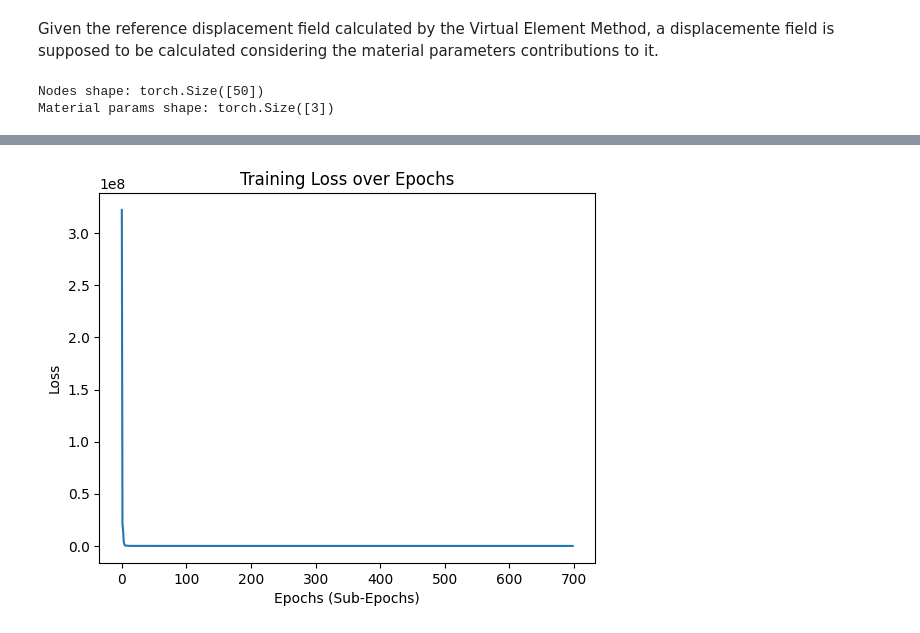
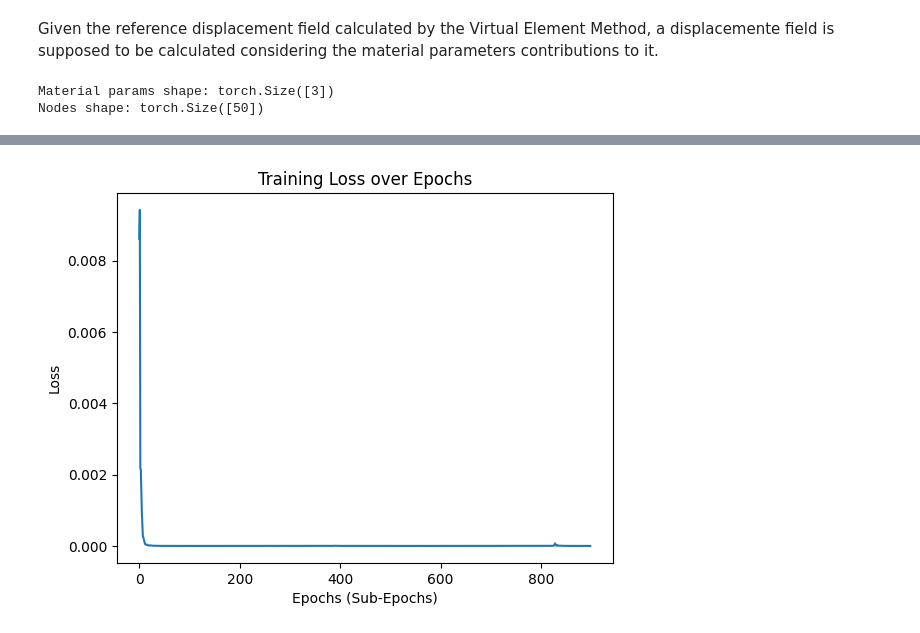
Before and after one commit to pauloakira/ai-pinn, a Jupyter notebook: neural_vem.ipynb, the cells around one changed output, grey strips where cells are left out. Cells and saved outputs as stored; diff of their text form; code cells hidden in the pictures.

```diff
--- a/neural_vem.ipynb
+++ b/neural_vem.ipynb
@@ -420,10 +421,10 @@ num_elements_per_edge = 8
 # geometry data
 L = 2.0
 I = 36e-4
-A = 0.12
+A = 10
 
 # material data
-E = 20e6
+E = 270e8
 
 # Generate the geometry
 nodes, elements, supp = generate_geometry(num_elements_per_edge, L)
@@ -555,23 +580,27 @@ def train(epochs, nodes, K, f, E, A, I, verbose=True, use_residual=False):
 # %% [markdown]
 Given the reference displacement field calculated by the Virtual Element Method, a displacemente field is supposed to be calculated considering the material parameters contributions to it.
 # %%
-def train_material(epochs, nodes, K, f, E, A, I, verbose=True, network_type='material'):
+def train_material(epochs, nodes, K, f, E, A, I, verbose=True, noramlize_inputs=False, network_type='material'):
     ndof = 3 * len(nodes)
     input_dim = 2*len(nodes) + 3
 
     input_dim_nodes = 2*len(nodes)
     input_dim_materials = 3
 
-    nodes = nodes.flatten()
-    nodes = torch.tensor(nodes, dtype=torch.float32, requires_grad=True)
-    print(f"Nodes shape: {nodes.shape}")
-
     # Original material parameters
     material_params_1 = torch.tensor([E, A, I], dtype=torch.float32)
     print(f"Material params shape: {material_params_1.shape}")
 
     # Perturbed material parameters (slightly changed)
-    material_params_2 = torch.tensor([E *2, A * 2.2, I * 0.35], dtype=torch.float32)
+    material_params_2 = torch.tensor([E *1e3, A * 3, I * 1.01], dtype=torch.float32)
+
+    if noramlize_inputs:
+        nodes, material_params_1 = normalize_inputs(nodes, material_params_1)
+        _, material_params_2 = normalize_inputs(nodes, material_params_2)
+
+    nodes = nodes.flatten()
+    nodes = torch.tensor(nodes, dtype=torch.float32, requires_grad=True)
+    print(f"Nodes shape: {nodes.shape}")
 
     input_vector = torch.cat([nodes, material_params_1])
 
@@ -585,8 +614,8 @@ def train_material(epochs, nodes, K, f, E, A, I, verbose=True, network_type='mat
         concatanate=True
         model = ResidualBeamApproximator(input_dim, layers, ndof)
     if network_type == 'material':
-        nodes_layers = [128, 256, 512, 512]  # Layers for nodes sub-network
-        material_layers = [128, 128, 256, 256, 512, 512, 512, 1024, 1024, 1024, 1024, 1024, 1024] # Layers for materials sub-network
+        nodes_layers = [128, 256, 512, 512, 512, 512]  # Layers for nodes sub-network
+        material_layers = [128, 128, 256, 256, 512, 512, 512, 1024, 1024, 1024, 1024, 1024, 1024, 1024, 1024, 1024, 1024] # Layers for materials sub-network
         final_layers = [1024, 1024, 1024, 1024]  # Layers for final combination network
         # Concatanete the nodes and materials
         concatanate = False
@@ -658,8 +687,18 @@ def train_material(epochs, nodes, K, f, E, A, I, verbose=True, network_type='mat
 
     return input_vector, model, total_loss_values, loss_values, material_loss_values, sobolev_loss_values, alpha_values_values
 # %%
-input_vector, model, total_loss_values, loss_values, material_loss_values, sobolev_loss_values, alpha_values_values = train_material(epochs=700, nodes=nodes, K=K, f=f, E=E, A=A, I=I, network_type='material')
+input_vector, model, total_loss_values, loss_values, material_loss_values, sobolev_loss_values, alpha_values_values = train_material(
+    epochs=900,
+    nodes=nodes,
+    K=K,
+    f=f,
+    E=E,
+    A=A,
+    I=I,
+    verbose=True,
+    noramlize_inputs=True,
+    network_type='material')
 # input_vector, model = train(epochs=3000, nodes=nodes, K=K, f=f, E=E, A=A, I=I, use_residual=False)
 # %% [output]
+Material params shape: torch.Size([3])
 Nodes shape: torch.Size([50])
-Material params shape: torch.Size([3])
@@ -682,5 +721,5 @@ Epoch: 700, Total Loss: 9.99472375481773e-05
 Training complete.
-[figure, old version]
+[figure, new version]
 # %%
 filtered_total_loss = total_loss_values[150:]
 plt.plot(filtered_total_loss)
```
Also changed, not shown: parts of 10 cells of this notebook.
